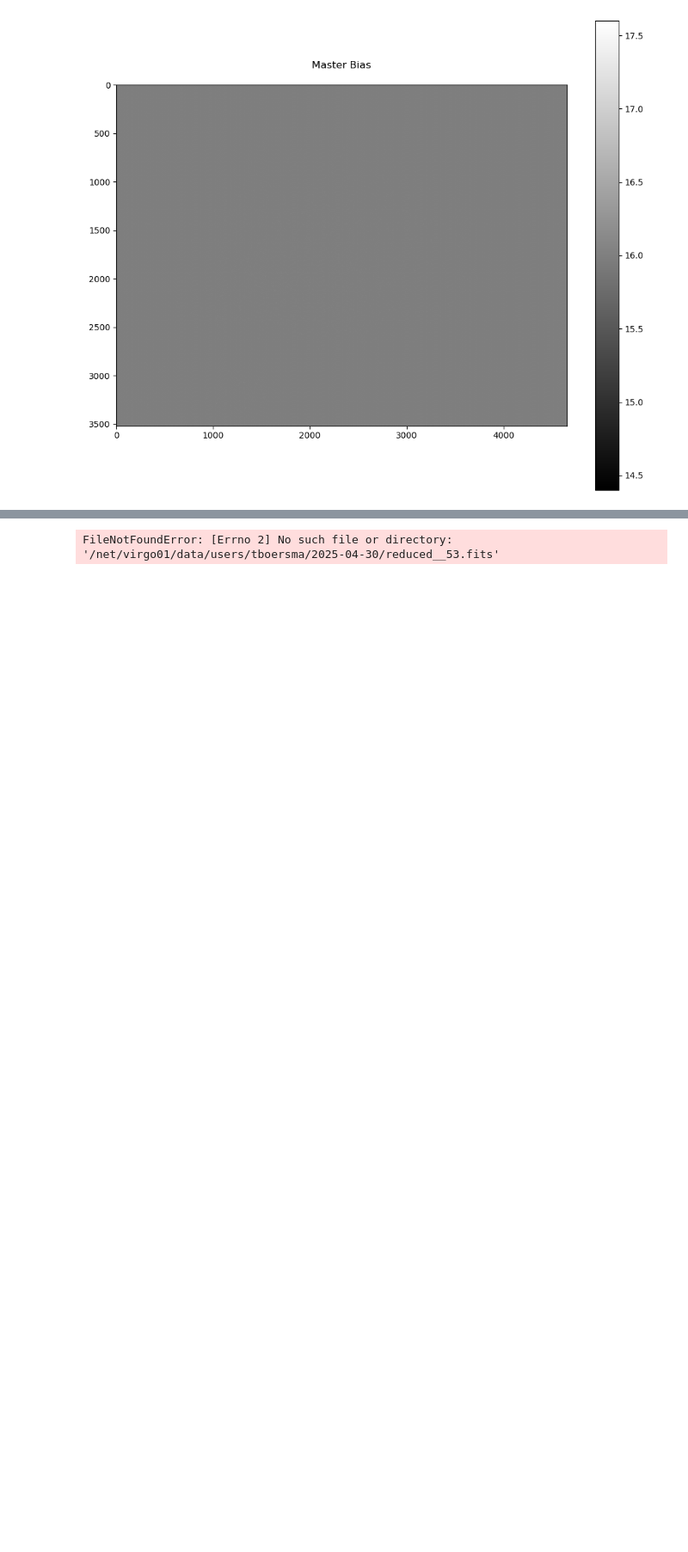
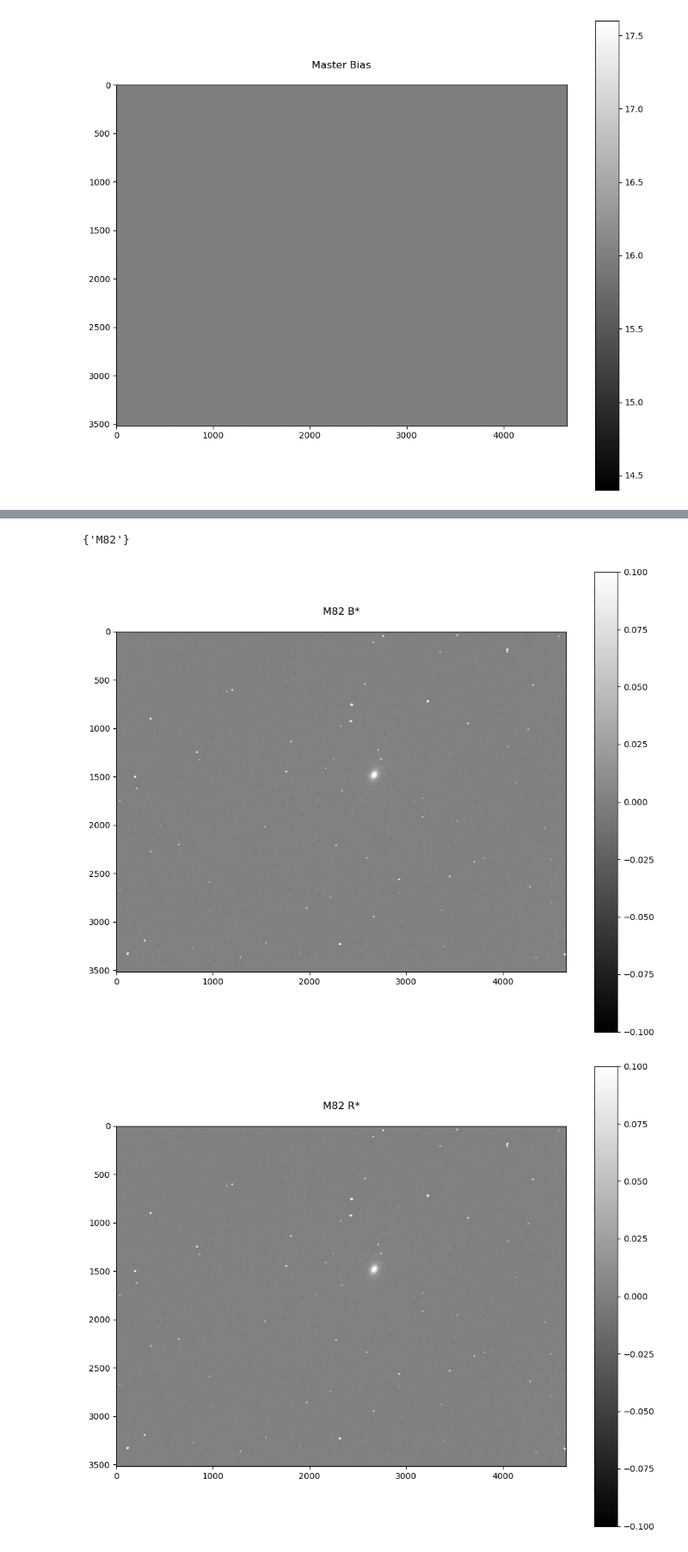
Before and after one commit to TeunB6/OA-Project, a Jupyter notebook: DataReduction.ipynb, the cells around one changed output, grey strips where cells are left out. Shown at 86% size. Saved outputs shown, nothing was run; the diff lists cells and outputs as text; code cells hidden in the pictures; blank space fills up the shorter version.

Commit message:
Registering and final images? I think

```diff
--- a/DataReduction.ipynb
+++ b/DataReduction.ipynb
@@ -58,11 +60,12 @@ data_manager.plot_gray_scale(master_bias, "Master Bias")
 # Compute Master FLATS
 import numpy as np
 
+data_manager.load_csv('file_data.csv')
 flat_files = data_manager.filter("IMAGETYP == 'FLAT'", replace=False)
 master_bias = fits.getdata(os.path.join(data_manager.directory_path, 'master_bias.fits'))
 
 
-filters = set(data_manager.directory_frame["FILTER"])
+filters = set(data_manager.directory_frame["FILTER"].dropna())
 print(filters)
 flat_dict = {}
 
@@ -72,11 +75,12 @@ header['IMAGETYP'] = 'MASTER_BIAS'
 header['COMBINED'] = 'MEDIAN'
 header['COMMENT'] = 'Master bias frame created from normalized flat exposures'
 
+
 for fil in tqdm(filters):
-    if fil is None or fil == "ND1.2":
+    if fil is None or fil == float('nan') or fil == "ND1.2":
         continue
 
-
+    print(fil)
 
     flat_data = data_manager.load_data(f"IMAGETYP == 'FLAT' & FILTER == '{fil}'")
     normalized_data = (flat_data - master_bias[..., np.newaxis]) / np.median(flat_data, axis=(0,1))
@@ -90,4 +94,5 @@ for fil in tqdm(filters):
 
     fits.writeto(os.path.join(data_manager.directory_path, f'master_flat_{fil}.fits'), master_bias, header, overwrite=True)
     data_manager.add_file(f'master_flat_{fil}.fits')
+data_manager.save_csv('file_data.csv')
 # %% [output]
@@ -124,6 +142,7 @@ for idx, row in tqdm(img_files.iterrows()):
 reduced_files = data_manager.filter("IMAGETYP == 'REDUCED'")
 
 targets = {}
+data_manager.load_csv('file_data.csv')
 
 for idx, row in tqdm(reduced_files.iterrows()):
     fp = row["FILENAME"]
@@ -139,13 +158,19 @@ for idx, row in tqdm(reduced_files.iterrows()):
         targets[key] = data
         continue
 
-    ref_data = targets[key].byteswap().newbyteorder()  # Ensure reference is also little-endian
-
-    registered, _ = aa.register(data, ref_data)
+    ref_data = targets[key].byteswap().newbyteorder()
+    try:
+        registered, _ = aa.register(data, ref_data)
+    except aa.MaxIterError:
+        print(f"No fit found for {header['OBJECT']} {header['FILTER']} idx={idx} at {fp}")
+        continue
 
     header = fits.getheader(os.path.join(data_manager.directory_path, fp))
     header['COMMENT'] = 'Registered frame created from master_bias and master_flat'
     header['IMAGETYP'] = 'REGISTERED'
-    fits.writeto(os.path.join(data_manager.directory_path, f'reduced_{key}_{idx}.fits'), corrected, header, overwrite=True)
-    data_manager.add_file(f'reduced_{key}_{idx}.fits')
+    fits.writeto(os.path.join(data_manager.directory_path, f'registered_{key}_{idx}.fits'), corrected, header, overwrite=True)
+    data_manager.add_file(f'registered_{key}_{idx}.fits')
+
+
+data_manager.save_csv('file_data.csv')
 # %% [output]
@@ -153,21 +190,28 @@ MaxIterError: List of matching triangles exhausted before an acceptable transfor
 # %%
-from itertools import combinations
+from itertools import product
 
-
+data_manager.load_csv('file_data.csv')
 registered_files = data_manager.filter("IMAGETYP == 'REGISTERED'")
 file = registered_files['FILENAME'].tolist()[0]
 header = fits.getheader(os.path.join(data_manager.directory_path, file))
-filters = set(registered_files["FILTER"])
-objects = set(registered_files["OBJECT"])
-pairs = combinations(filters, objects)
+filters = set(registered_files["FILTER"].dropna())
+objects = set(registered_files["OBJECT"].dropna())
+print(objects)
+pairs = product(filters, objects)
 
 for fil, obj in pairs:
-    data = data_manager.load_data(f"FILTER == '{fil} & '{obj}'")
-    final = data.median(axis=-1)
+    data = data_manager.load_data(f"FILTER == '{fil}' & OBJECT == '{obj}' & IMAGETYP == 'REGISTERED'")
+    final = np.median(data, axis=-1)
 
     header['COMMENT'] = 'Finalized frame created from registered images'
     header['IMAGETYP'] = 'FINAL'
     fits.writeto(os.path.join(data_manager.directory_path, f'final_{obj}_{fil}.fits'), corrected, header, overwrite=True)
     data_manager.add_file(f'final_{obj}_{fil}.fits')
+
+    data_manager.plot_gray_scale(final, f"{obj} {fil}")
+
+data_manager.save_csv('file_data.csv')
 # %% [output]
-FileNotFoundError: [Errno 2] No such file or directory: '/net/virgo01/data/users/tboersma/2025-04-30/reduced__53.fits'
+{'M82'}
+[figure, added]
+[figure, added]
```
Also changed, not shown: parts of 6 cells of this notebook, 3 other files.
